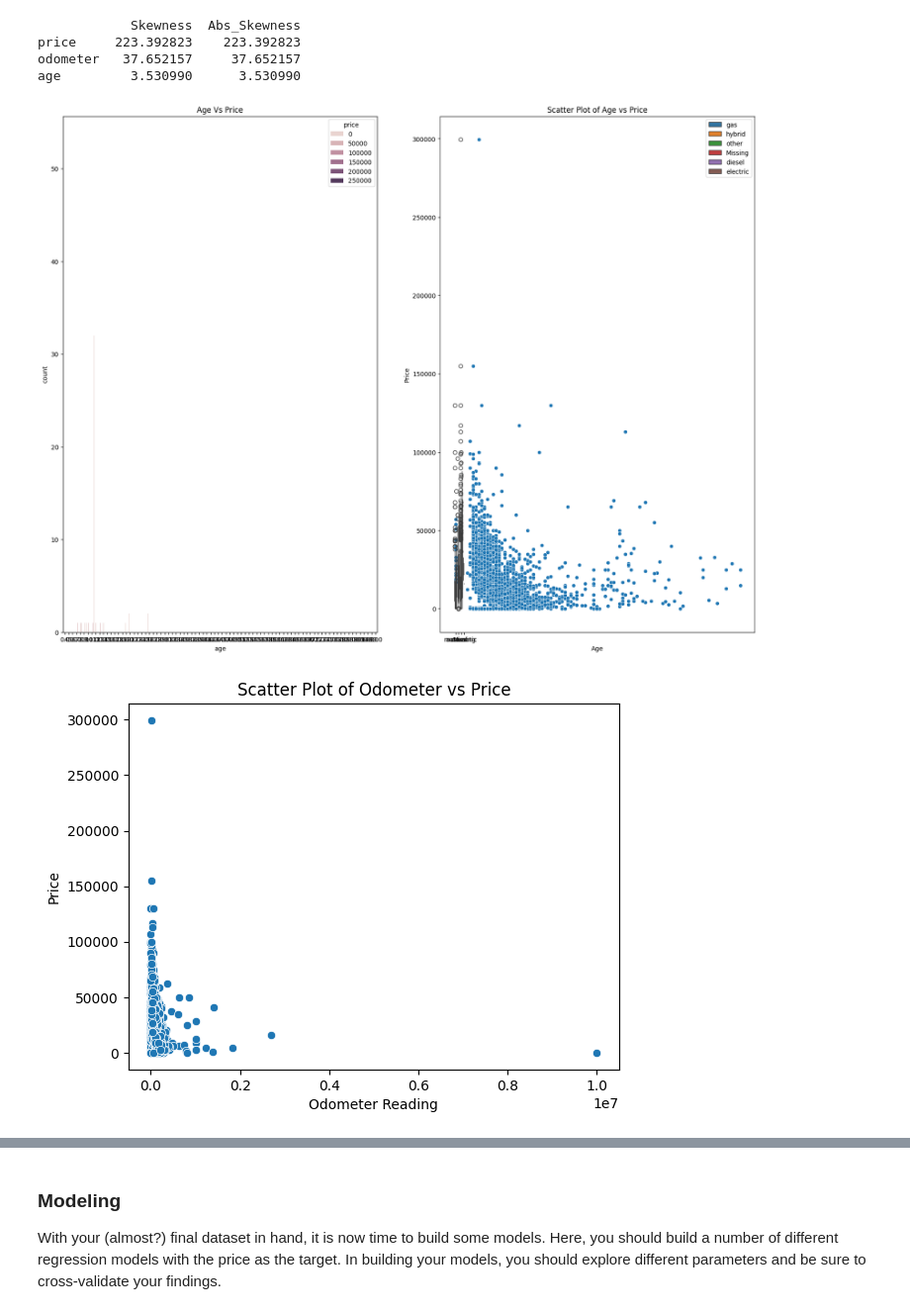
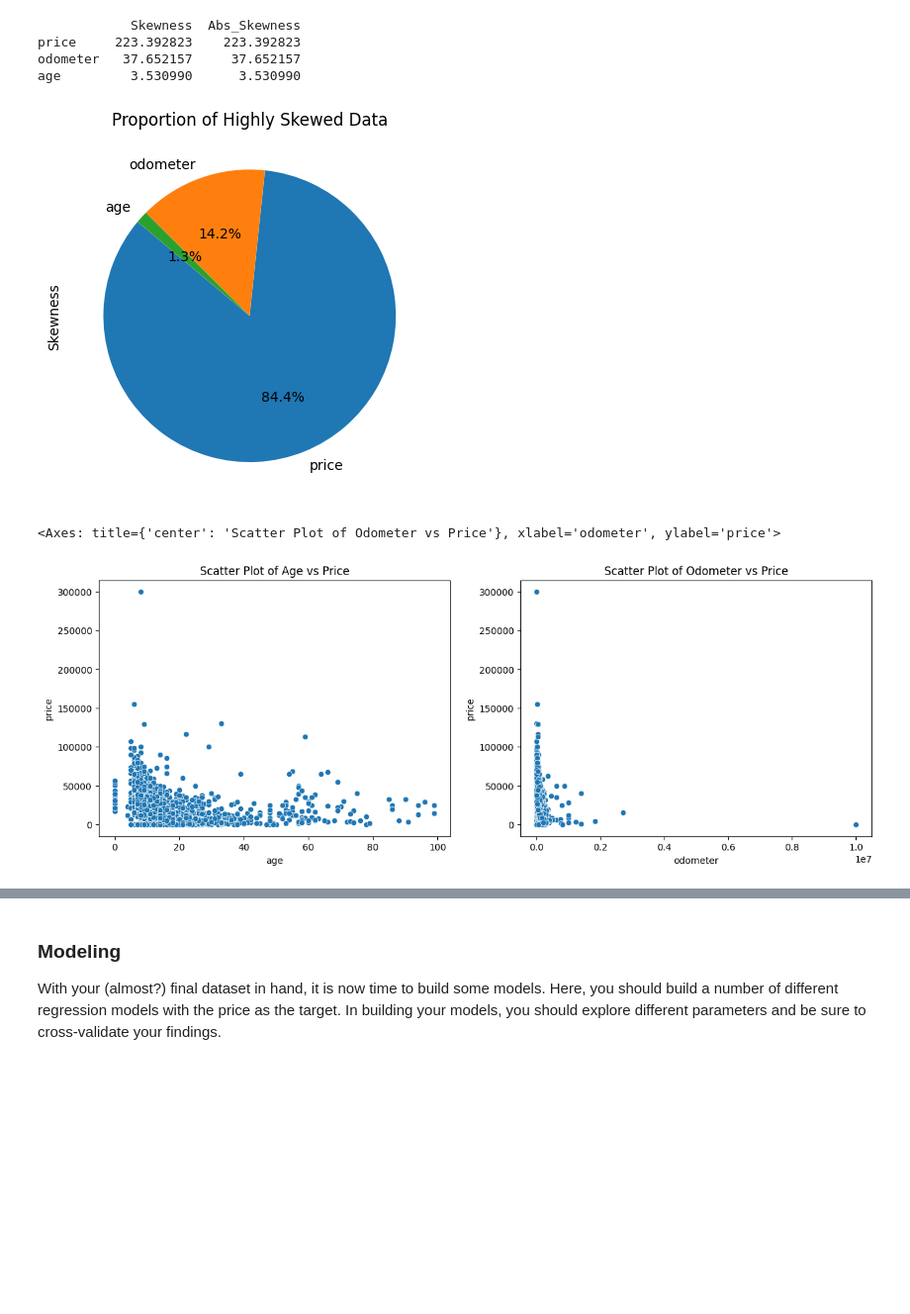
Before and after one commit to chandan-banerjee/used_car_price_model, a Jupyter notebook: prompt_II.ipynb, the cells around one changed output, grey strips where cells are left out. Shown at 99% size. Saved outputs shown, nothing was run; the diff lists cells and outputs as text; code cells hidden in the pictures; blank space fills up the shorter version.

Commit message:
added few plots

```diff
--- a/prompt_II.ipynb
+++ b/prompt_II.ipynb
@@ -441,56 +441,37 @@ print(skew_results)
 price     223.392823    223.392823
 odometer   37.652157     37.652157
 age         3.530990      3.530990
+# %%
+# draw a pie chart of skewed features to visualize the proportion of features that are highly skewed, moderately skewed, and fairly symmetric. This can help in understanding the distribution of numeric features and guide decisions on data transformations or feature engineering for modeling.
+
+skew_results['Skewness'].plot(kind='pie', autopct='%1.1f%%', startangle=140)
+plt.title('Proportion of Highly Skewed Data')
+plt.show()
+# %% [output]
+[figure, added]
 # %%
 # use subplots to visualize relationships between condition and price, and age and price, to identify potential outliers or clusters in the data.
 # This can help in understanding how price varies with condition and age, and guide feature selection for modeling.
 # However, due to the large dataset size, we will sample a subset of the data for the scatter plots to ensure they run efficiently
 # while still providing insights into the relationships between these features and price.
 # group the following plts together to visualize relationships between condition and price, and age and price, to identify potential outliers or clusters in the data. This can help in understanding how price varies with condition and age, and guide feature selection for modeling. However, due to the large dataset size, we will sample a subset of the data for the scatter plots to ensure they run efficiently while still providing insights into the relationships between these features and price.
 
 
-plt.figure(figsize=(20,15))
+plt.figure(figsize=(15,5))
 plt.subplot(121)
-plt.title('Age Vs Price')
-sns.countplot(x='age',hue='price',data=car_data_sample.sample(n=5000, random_state=42))
-
-plt.subplot(122)
-plt.title('Transmission Vs Price')
-sns.boxplot(x=car_data_sample['transmission'],y=car_data_sample['price'],hue='fuel',data=car_data_sample.sample(n=5000, random_state=42))
-
+plt.title('Scatter Plot of Age vs Price')
 sns.scatterplot(data=car_data_sample.sample(n=5000, random_state=42), x='age', y='price')
-plt.title('Scatter Plot of Age vs Price')
-plt.xlabel('Age')
-plt.ylabel('Price')
-plt.show()
+# plt.xlabel('Age')
+# plt.ylabel('Price')
+# plt.show()
 
 # plot odometer vs price to visualize relationship between mileage and price, and identify potential outliers or clusters in the data. This can help in understanding how price varies with mileage, and guide feature selection for modeling. However, due to the large dataset size, we will sample a subset of the data for the scatter plot to ensure it runs efficiently while still providing insights into the relationship between odometer reading and price.
+plt.subplot(122)
+plt.title('Scatter Plot of Odometer vs Price')
 sns.scatterplot(data=car_data_sample.sample(n=5000, random_state=42), x='odometer', y='price')
-plt.title('Scatter Plot of Odometer vs Price')
-plt.xlabel('Odometer Reading')
-plt.ylabel('Price')
-plt.show()
-
-# plot transmission & fuel vs price to visualize how price varies across different transmission types and fuel types, and identify potential outliers or clusters in the data. This can help in understanding the impact of these categorical features on price, and guide feature selection for modeling. However, due to the large dataset size, we will sample a subset of the data for the box plots to ensure they run efficiently while still providing insights into the distribution of price across different transmission and fuel types.
-sns.boxplot(data=car_data_sample.sample(n=5000, random_state=42), x='transmission', y='price')
-plt.title('Box Plot of Price by Transmission Type (Sampled Data)')
-plt.xlabel('Transmission Type')
-plt.ylabel('Price')
-plt.show()
-
-sns.boxplot(data=car_data_sample.sample(n=5000, random_state=42), x='fuel', y='price')
-plt.title('Box Plot of Price by Fuel Type (Sampled Data)')
-plt.xlabel('Fuel Type')
-plt.ylabel('Price')
-plt.show()
-
-
-# draw hist using seaborn to visualize distribution of price across different conditions and identify potential outliers or clusters in the data. This can help in understanding how price varies with condition and guide feature selection for modeling. However, due to the large dataset size, we will sample a subset of the data for the histogram to ensure it runs efficiently while still providing insights into the distribution of price across conditions.
-sns.histplot(data=car_data_sample.sample(n=5000, random_state=42), x='price', hue='condition', multiple='stack')
-plt.title('Histogram of Price by Condition (Sampled Data)')
-plt.xlabel('Price')
-plt.ylabel('Count')
-plt.show()
+# plt.xlabel('Odometer Reading')
+# plt.ylabel('Price')
+# plt.show()
 # %% [output]
+<Axes: title={'center': 'Scatter Plot of Odometer vs Price'}, xlabel='odometer', ylabel='price'>
-[figure, old version]
+[figure, new version]
-[figure, removed]
```
Also changed, not shown: parts of 4 cells of this notebook.
